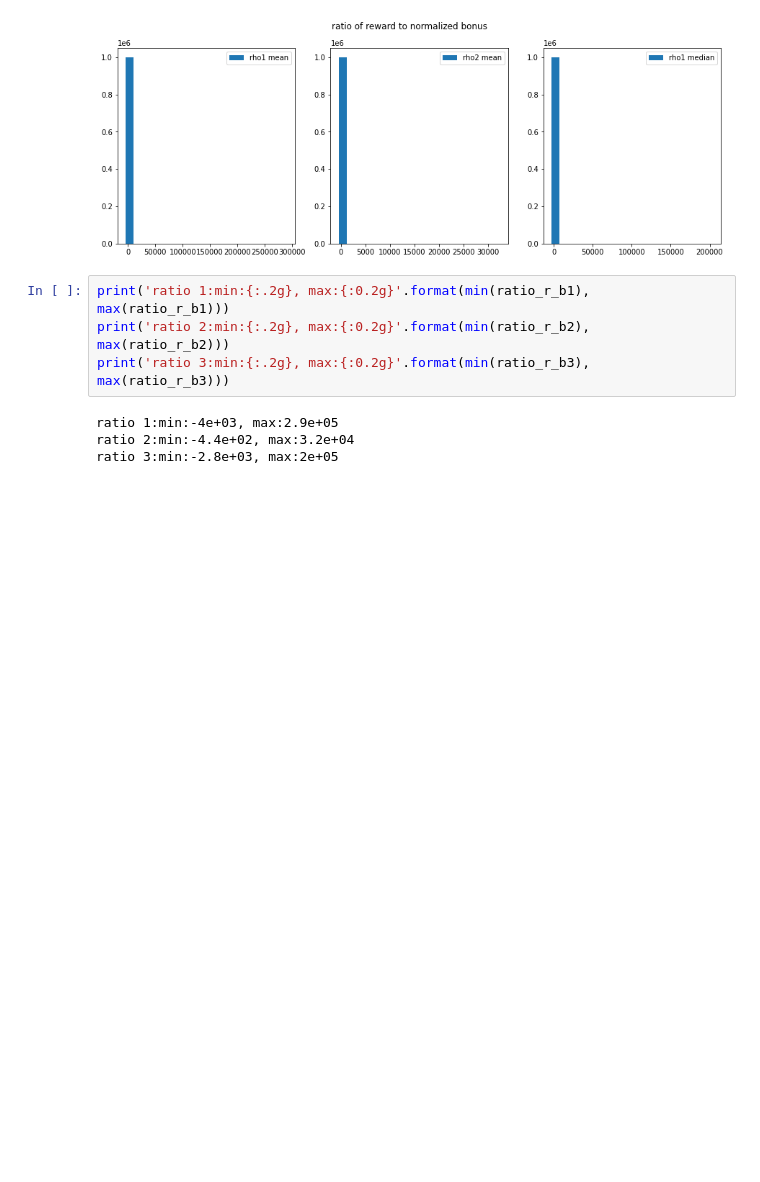
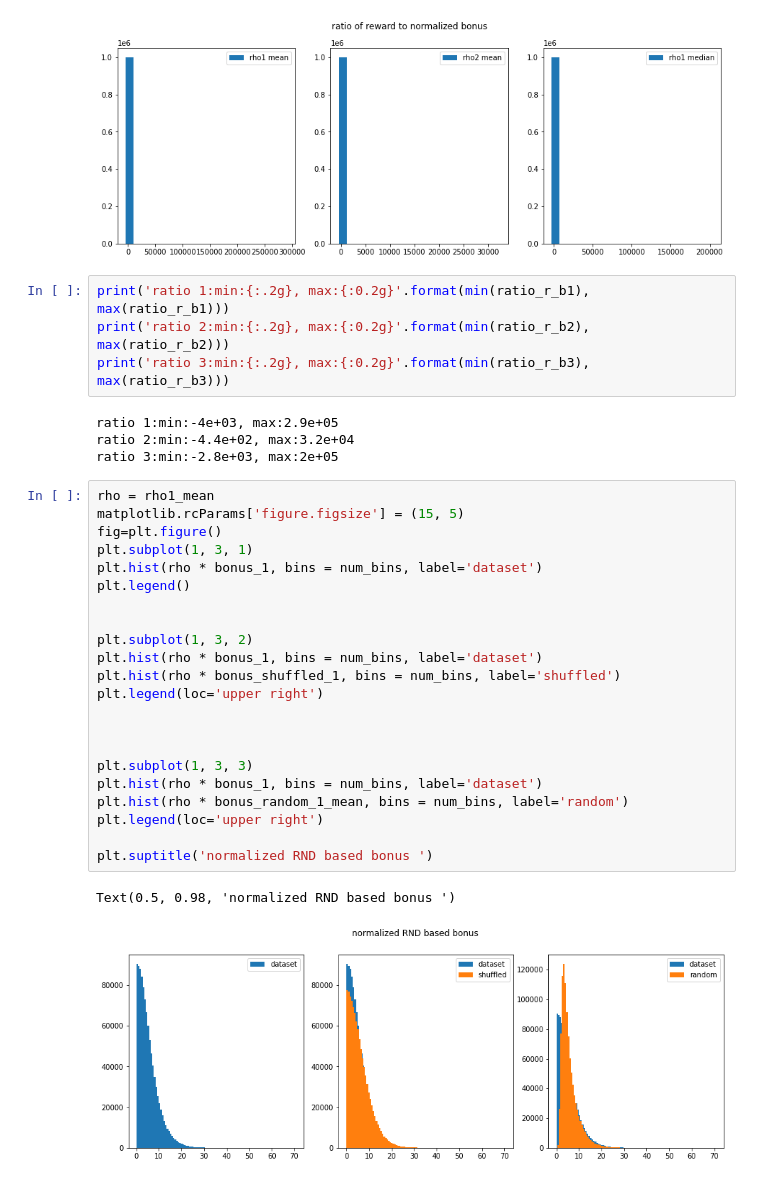
Before and after one commit to shidilrzf/continuous_rnd, a Jupyter notebook: sac/examples/notebooks/RND_bonus-walker.ipynb, the cells around one changed output. Saved outputs shown, nothing was run; the diff lists cells and outputs as text; blank space fills up the shorter version.

```diff
--- a/sac/examples/notebooks/bonus-walker.ipynb
+++ b/sac/examples/notebooks/RND_bonus-walker.ipynb
@@ -307,3 +307,28 @@ print('ratio 3:min:{:.2g}, max:{:0.2g}'.format(min(ratio_r_b3), max(ratio_r_b3))
 ratio 1:min:-4e+03, max:2.9e+05
 ratio 2:min:-4.4e+02, max:3.2e+04
 ratio 3:min:-2.8e+03, max:2e+05
+# %%
+rho = rho1_mean
+matplotlib.rcParams['figure.figsize'] = (15, 5)
+fig=plt.figure()
+plt.subplot(1, 3, 1)
+plt.hist(rho * bonus_1, bins = num_bins, label='dataset')
+plt.legend()
+
+
+plt.subplot(1, 3, 2)
+plt.hist(rho * bonus_1, bins = num_bins, label='dataset')
+plt.hist(rho * bonus_shuffled_1, bins = num_bins, label='shuffled')
+plt.legend(loc='upper right')
+
+
+
+plt.subplot(1, 3, 3)
+plt.hist(rho * bonus_1, bins = num_bins, label='dataset')
+plt.hist(rho * bonus_random_1_mean, bins = num_bins, label='random')
+plt.legend(loc='upper right')
+
+plt.suptitle('normalized RND based bonus ')
+# %% [output]
+Text(0.5, 0.98, 'normalized RND based bonus ')
+[figure, added]
```
Also changed, not shown: parts of 3 cells of this notebook, 4 other files.
